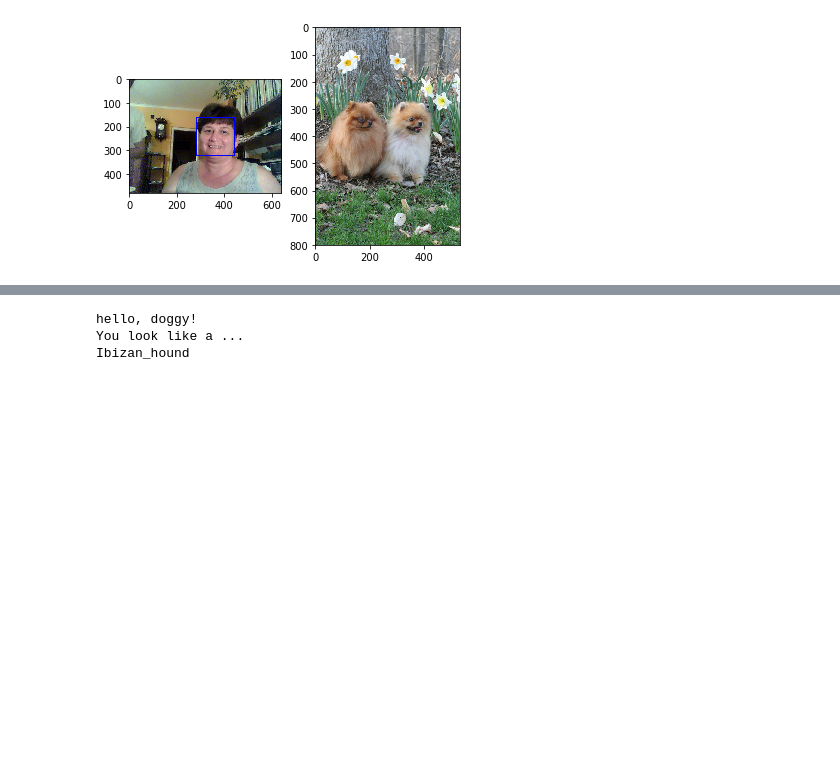
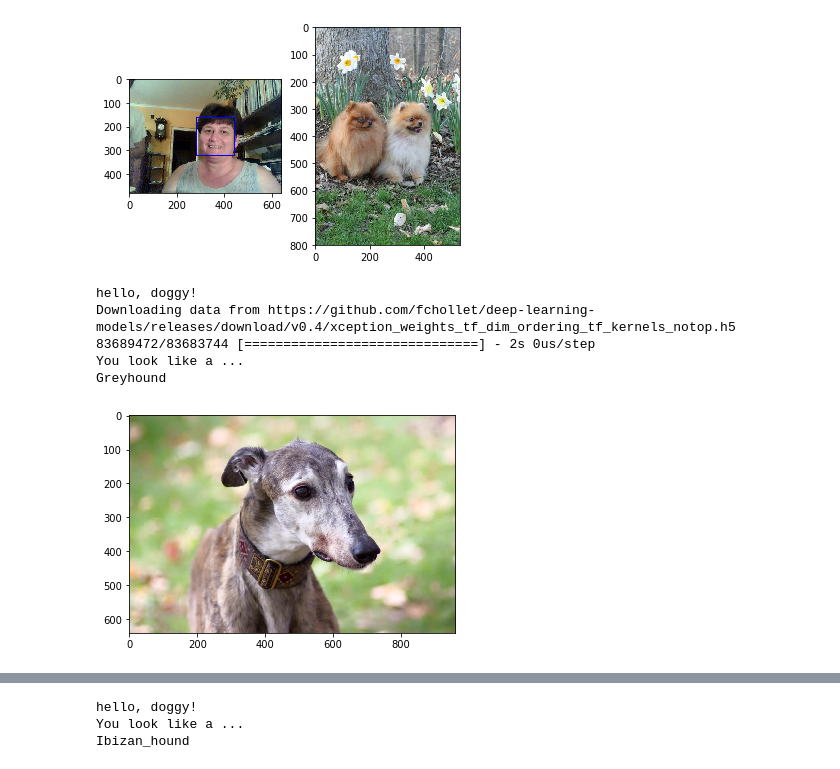
Before and after one commit to Janoo12/dog-project, a Jupyter notebook: dog_app.ipynb, the cells around one changed output, grey strips where cells are left out. Saved outputs shown, nothing was run; the diff lists cells and outputs as text; code cells hidden in the pictures; blank space fills up the shorter version.

Commit message:
Finish second version of dog image classifier project

```diff
--- a/dog_app.ipynb
+++ b/dog_app.ipynb
@@ -752,7 +756,7 @@ _________________________________________________________________
 ### (IMPLEMENTATION) Compile the Model
 # %%
 ### TODO: Compile the model.
-Xception_model.compile(optimizer='rmsprop', loss='categorical_crossentropy', metrics=['accuracy'] )
+Xception_model.compile(optimizer='adam', loss='categorical_crossentropy', metrics=['accuracy'] )
 # %% [markdown]
 ### (IMPLEMENTATION) Train the Model
 
@@ -969,3 +975,12 @@ hello, human!
 You look like a ...
 Pomeranian
 [figure]
+# %%
+breed_for_dog_or_human('greyhound1.jpg')
+# %% [output]
+hello, doggy!
+Downloading data from https://github.com/fchollet/deep-learning-models/releases/download/v0.4/xception_weights_tf_dim_ordering_tf_kernels_notop.h5
+83689472/83683744 [==============================] - 2s 0us/step
+You look like a ...
+Greyhound
+[figure, added]
```
Also changed, not shown: parts of 6 cells of this notebook, 1 other file.
